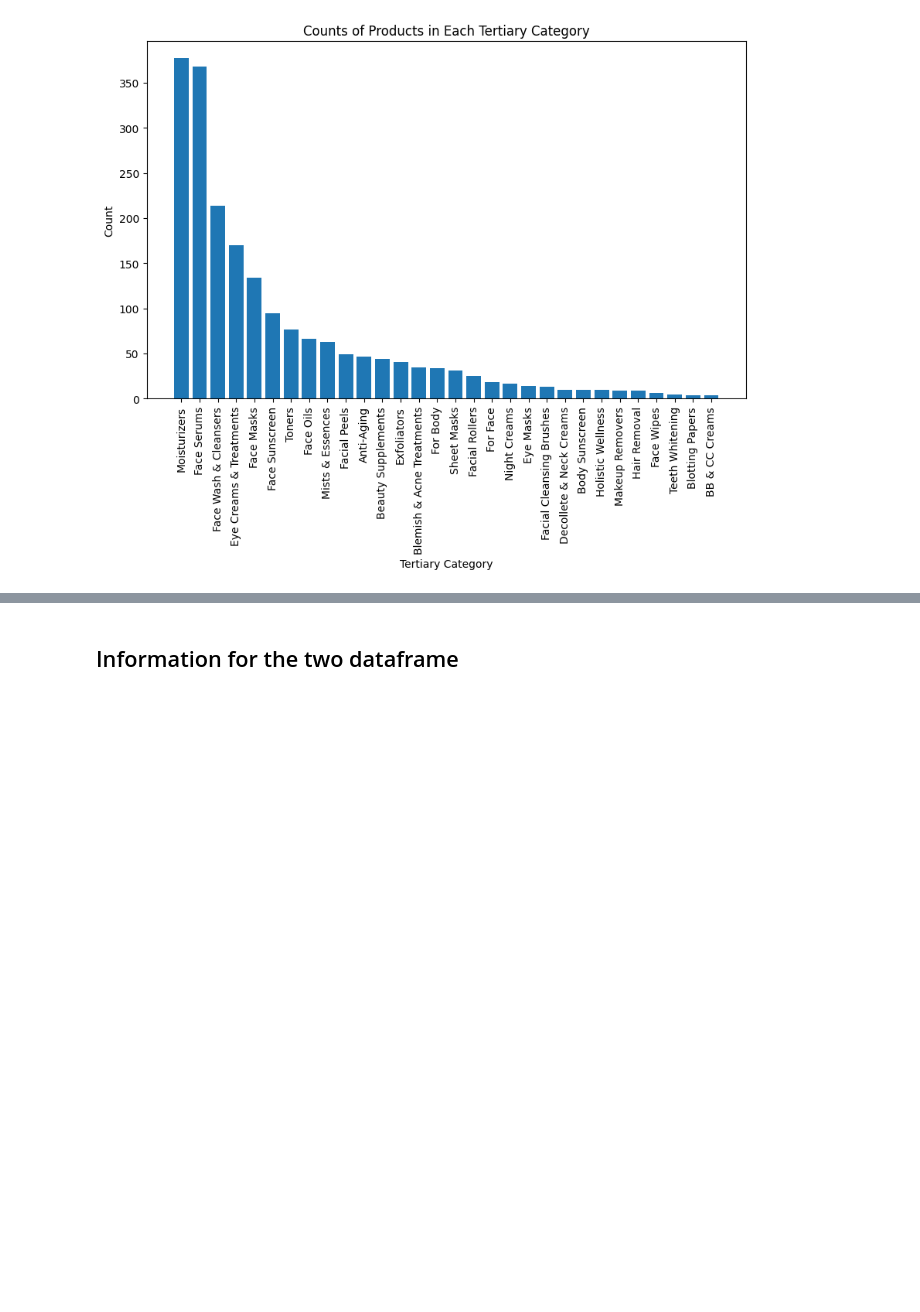
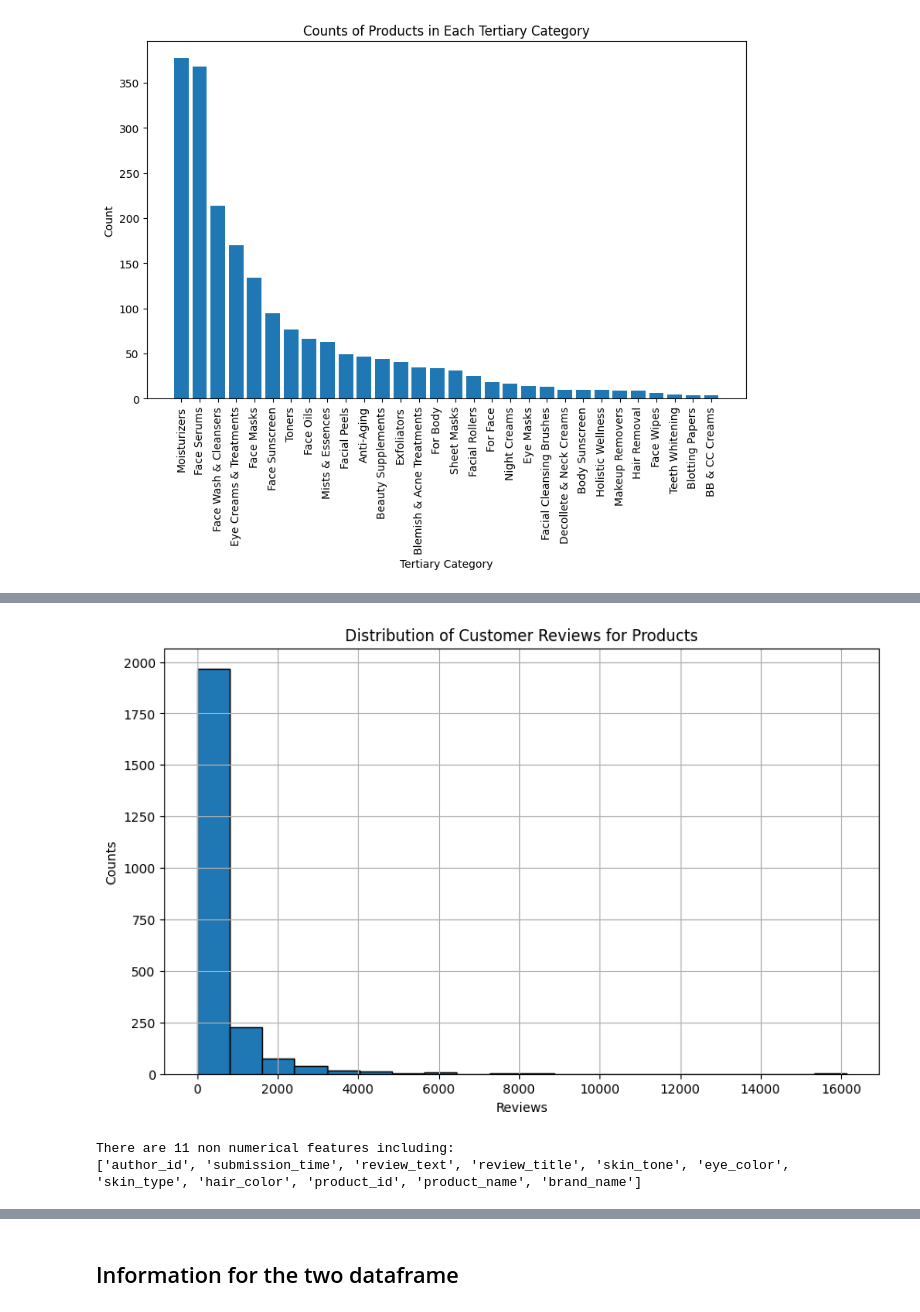
Before and after one commit to jfang07/sephora, a Jupyter notebook: sephora.ipynb, the cells around one changed output, grey strips where cells are left out. Drawn from its saved outputs; the diff is of its cells as text; code cells hidden in the pictures; blank space fills up the shorter version.

```diff
--- a/sephora.ipynb
+++ b/sephora.ipynb
@@ -210,0 +246,17 @@ pandas.core.series.Series
+# %%
+# The total number of reviews distribution
+plt.figure(figsize=(10, 6))  # Adjust the figure size as needed
+plt.hist(review_products_counts['counts'], bins=20, edgecolor='k')
+plt.title('Distribution of Customer Reviews for Products')
+plt.xlabel('Reviews')
+plt.ylabel('Counts')
+plt.grid(True)
+plt.show()
+# %% [output]
+[figure, added]
+# %%
+cate_reviews = total_reviews.select_dtypes(include = ['O'])
+print('There are {} non numerical features including:\n{}'.format(len(cate_reviews.columns), cate_reviews.columns.tolist()))
+# %% [output]
+There are 11 non numerical features including:
+['author_id', 'submission_time', 'review_text', 'review_title', 'skin_tone', 'eye_color', 'skin_type', 'hair_color', 'product_id', 'product_name', 'brand_name']
```
Also changed, not shown: parts of 30 cells of this notebook.
